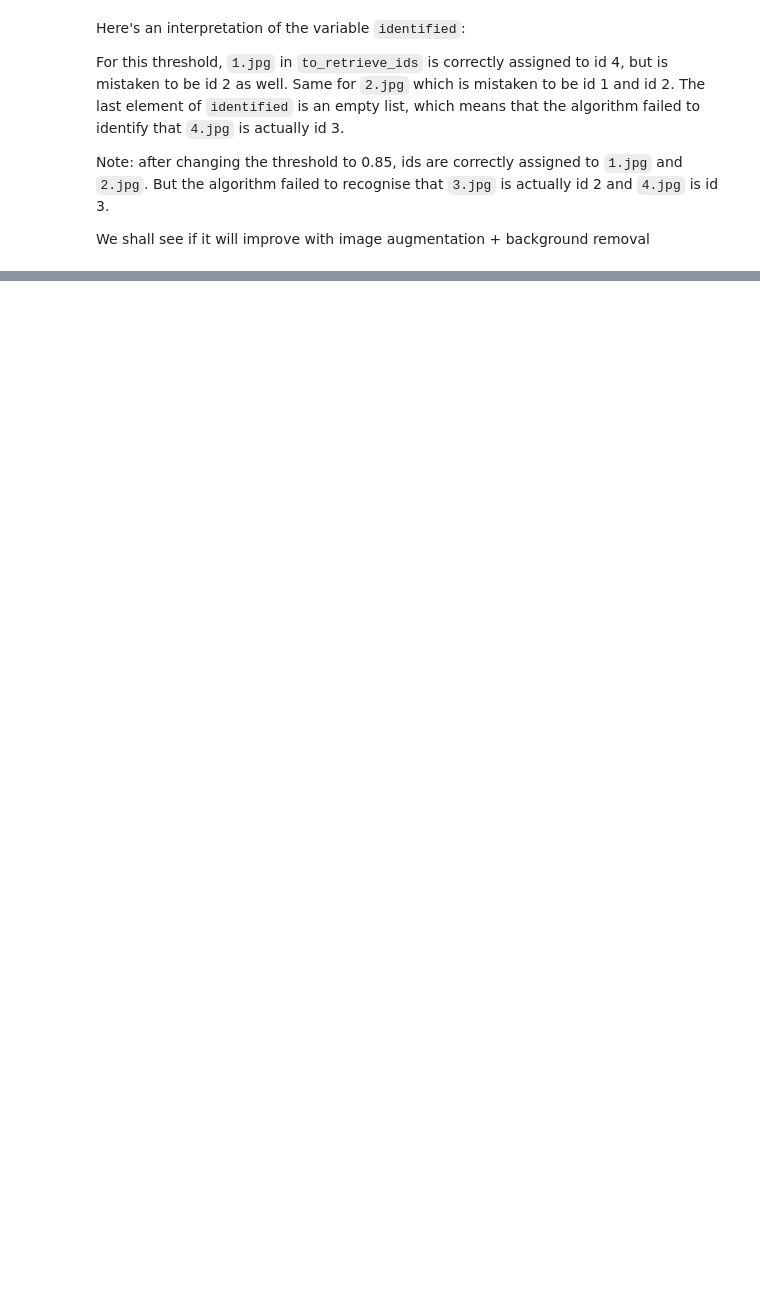
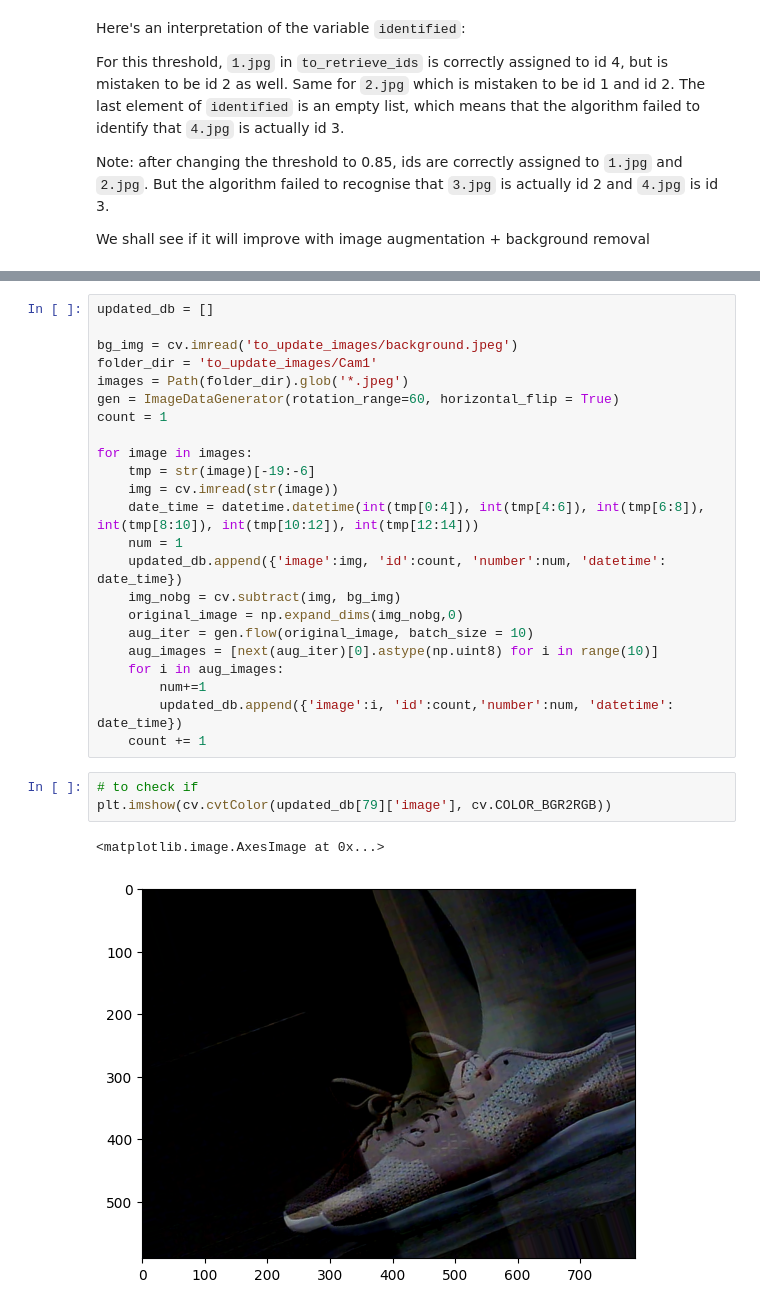
Before and after one commit to itsmejx/dsa3101-2210-03-priv, a Jupyter notebook: backend/template_matching.ipynb, the cells around one changed output, grey strips where cells are left out. Drawn from its saved outputs; the diff is of its cells as text; blank space fills up the shorter version.

Commit message:
updated with background subtraction code

```diff
--- a/backend/template_matching.ipynb
+++ b/backend/template_matching.ipynb
@@ -98,0 +113,29 @@ cv.waitKey(0)
+# %%
+updated_db = []
+
+bg_img = cv.imread('to_update_images/background.jpeg')
+folder_dir = 'to_update_images/Cam1'
+images = Path(folder_dir).glob('*.jpeg')
+gen = ImageDataGenerator(rotation_range=60, horizontal_flip = True)
+count = 1
+
+for image in images:
+    tmp = str(image)[-19:-6]
+    img = cv.imread(str(image))
+    date_time = datetime.datetime(int(tmp[0:4]), int(tmp[4:6]), int(tmp[6:8]), int(tmp[8:10]), int(tmp[10:12]), int(tmp[12:14]))
+    num = 1
+    updated_db.append({'image':img, 'id':count, 'number':num, 'datetime': date_time})
+    img_nobg = cv.subtract(img, bg_img)
+    original_image = np.expand_dims(img_nobg,0)
+    aug_iter = gen.flow(original_image, batch_size = 10)
+    aug_images = [next(aug_iter)[0].astype(np.uint8) for i in range(10)]
+    for i in aug_images:
+        num+=1
+        updated_db.append({'image':i, 'id':count,'number':num, 'datetime': date_time})
+    count += 1
+# %%
+# to check if
+plt.imshow(cv.cvtColor(updated_db[79]['image'], cv.COLOR_BGR2RGB))
+# %% [output]
+<matplotlib.image.AxesImage at 0x...>
+[figure, added]
```
Also changed, not shown: parts of 6 cells of this notebook.
